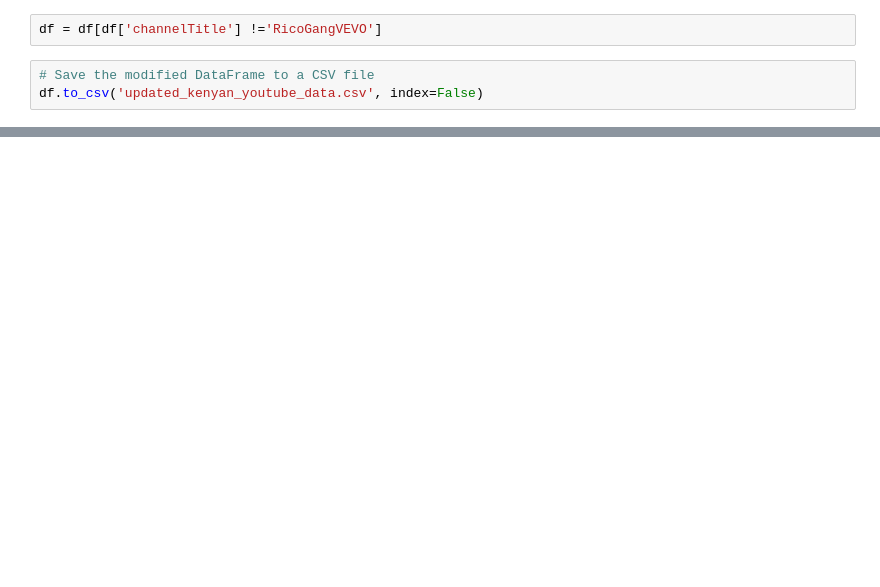
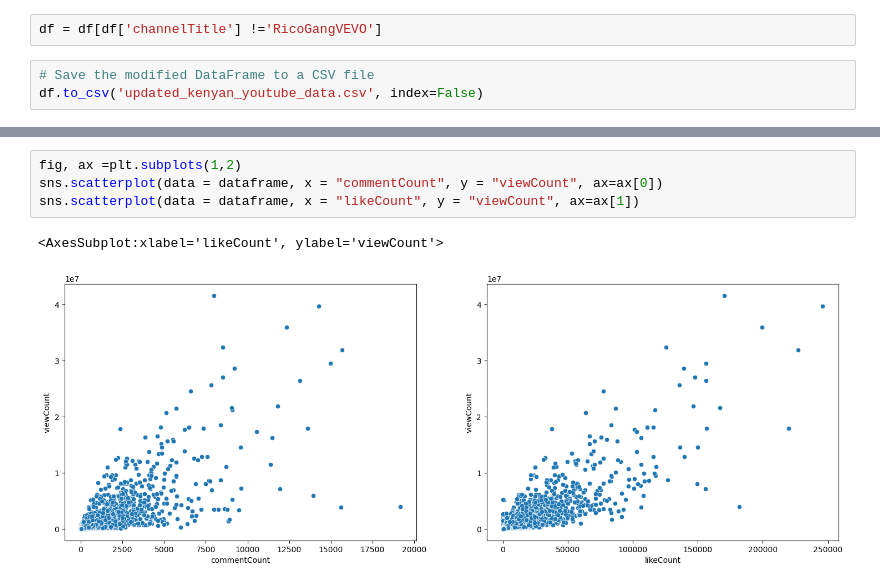
Before and after one commit to Nginacloud/Analytics, a Jupyter notebook: YoutubeScrap/Youtube_EDA.ipynb, the cells around one changed output, grey strips where cells are left out. Cells and saved outputs as stored; diff of their text form; blank space fills up the shorter version.

```diff
--- a/YoutubeScrap/Youtube_EDA.ipynb
+++ b/YoutubeScrap/Youtube_EDA.ipynb
@@ -208,0 +259,7 @@ df
+# %%
+fig, ax =plt.subplots(1,2)
+sns.scatterplot(data = dataframe, x = "commentCount", y = "viewCount", ax=ax[0])
+sns.scatterplot(data = dataframe, x = "likeCount", y = "viewCount", ax=ax[1])
+# %% [output]
+<AxesSubplot:xlabel='likeCount', ylabel='viewCount'>
+[figure, added]
```
Also changed, not shown: parts of 19 cells of this notebook, 1 other file.
